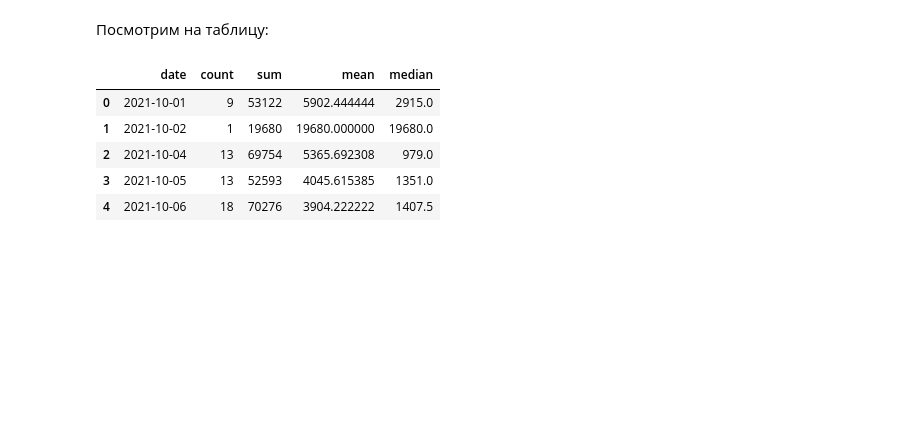
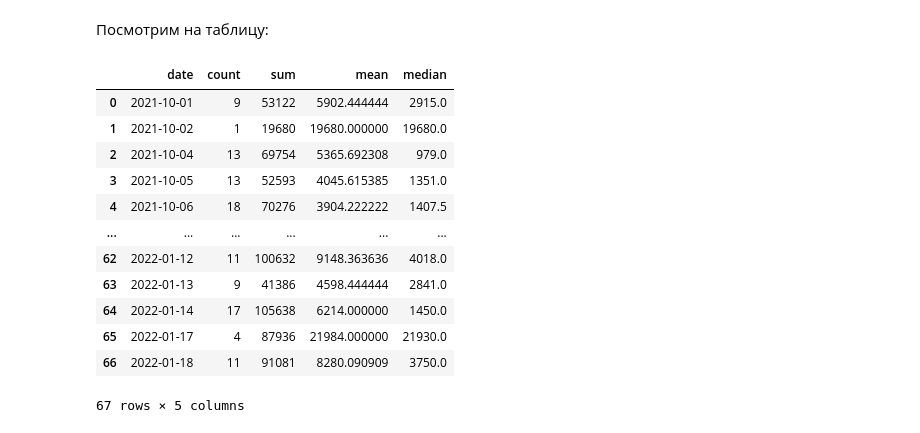
Before and after one commit to klipbn/klip_study, a Jupyter notebook: determination_average_number_lodsman_users/determination_average_number_lodsman_users.ipynb, the cells around one changed output. Saved outputs shown, nothing was run; the diff lists cells and outputs as text; code cells hidden in the pictures; blank space fills up the shorter version.

```diff
--- a/determination_average_number_lodsman_users/determination_average_number_lodsman_users.ipynb
+++ b/determination_average_number_lodsman_users/determination_average_number_lodsman_users.ipynb
@@ -101,5 +101,5 @@ df_oct = merge_logs_features(oct, oct_feat)
 # %%
-nov = merge_logs(11, 31)
+nov = merge_logs(2021, 11, 31)
 nov_feat = split_features(nov)
 df_nov = merge_logs_features(nov, nov_feat)
 # %% [markdown]
@@ -107,4 +107,4 @@ df_nov = merge_logs_features(nov, nov_feat)
 # %%
-dec = merge_logs(12, 32)
+dec = merge_logs(2021, 12, 32)
 dec_feat = split_features(dec)
 df_dec = merge_logs_features(dec, dec_feat)
@@ -111,7 +113,11 @@ df_dec = merge_logs_features(dec, dec_feat)
+# %%
+jan = merge_logs(2022, 1, 19)
+jan_feat = split_features(jan)
+df_jan = merge_logs_features(jan, jan_feat)
 # %% [markdown]
 Соединим все данные вместе и выведем информацию на экран:
 # %%
-df = pd.concat([df_oct, df_nov, df_dec], ignore_index=True)
+df = pd.concat([df_oct, df_nov, df_dec, df_jan], ignore_index=True)
 # %% [markdown]
 Вывыдем последние 5 строк:
 # %%
@@ -221,11 +226,18 @@ df_group_sess_days = df_group_sess_days.droplevel(level=1, axis=1)
 # %% [markdown]
 Посмотрим на таблицу:
 # %%
-df_group_sess_days.head()
+df_group_sess_days
 # %% [output]
 |  | date | count | sum | mean | median |
 | 0 | 2021-10-01 | 9 | 53122 | 5902.444444 | 2915.0 |
 | 1 | 2021-10-02 | 1 | 19680 | 19680.000000 | 19680.0 |
 | 2 | 2021-10-04 | 13 | 69754 | 5365.692308 | 979.0 |
 | 3 | 2021-10-05 | 13 | 52593 | 4045.615385 | 1351.0 |
 | 4 | 2021-10-06 | 18 | 70276 | 3904.222222 | 1407.5 |
+| ... | ... | ... | ... | ... | ... |
+| 62 | 2022-01-12 | 11 | 100632 | 9148.363636 | 4018.0 |
+| 63 | 2022-01-13 | 9 | 41386 | 4598.444444 | 2841.0 |
+| 64 | 2022-01-14 | 17 | 105638 | 6214.000000 | 1450.0 |
+| 65 | 2022-01-17 | 4 | 87936 | 21984.000000 | 21930.0 |
+| 66 | 2022-01-18 | 11 | 91081 | 8280.090909 | 3750.0 |
+67 rows × 5 columns
```
Also changed, not shown: parts of 10 cells of this notebook.
